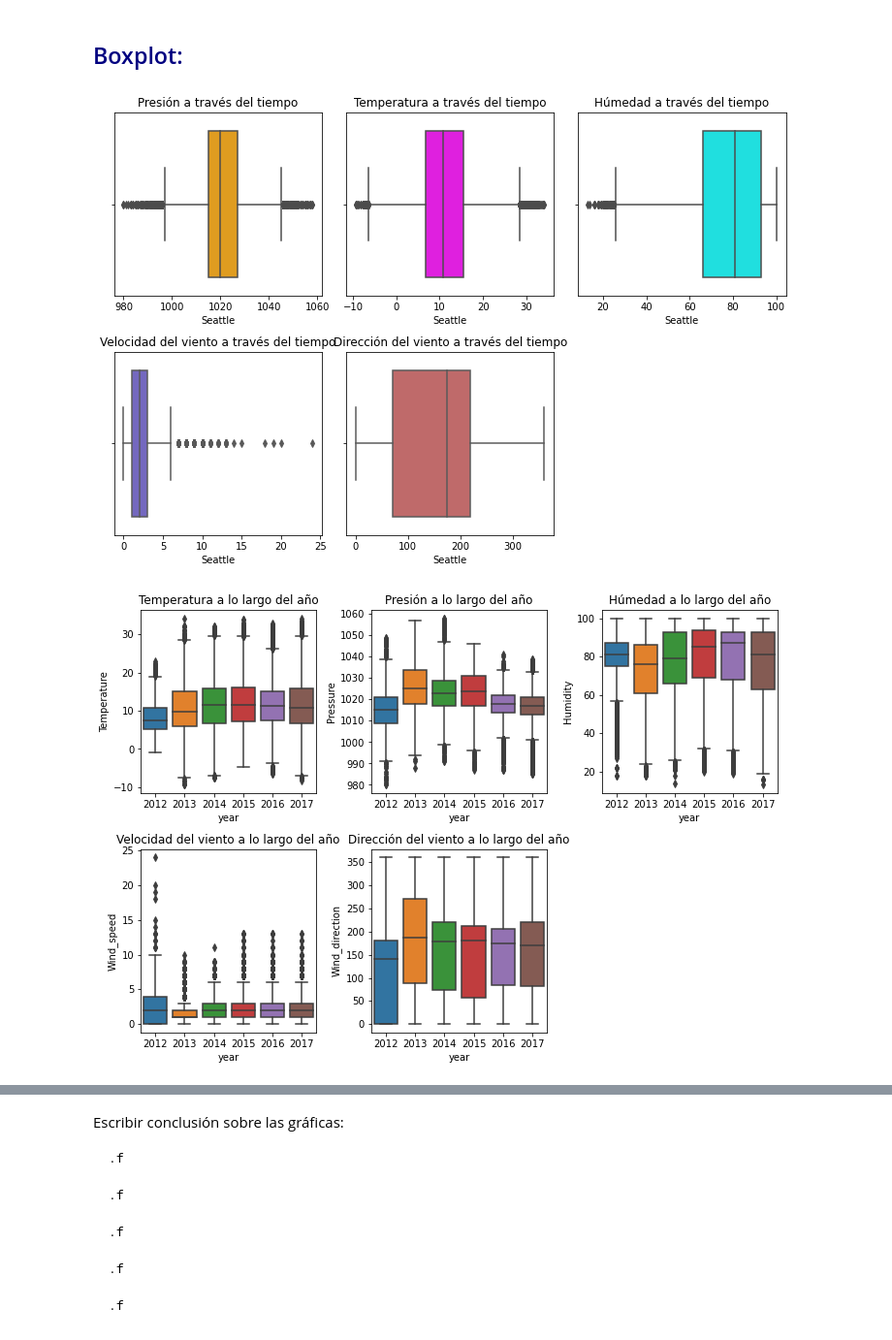
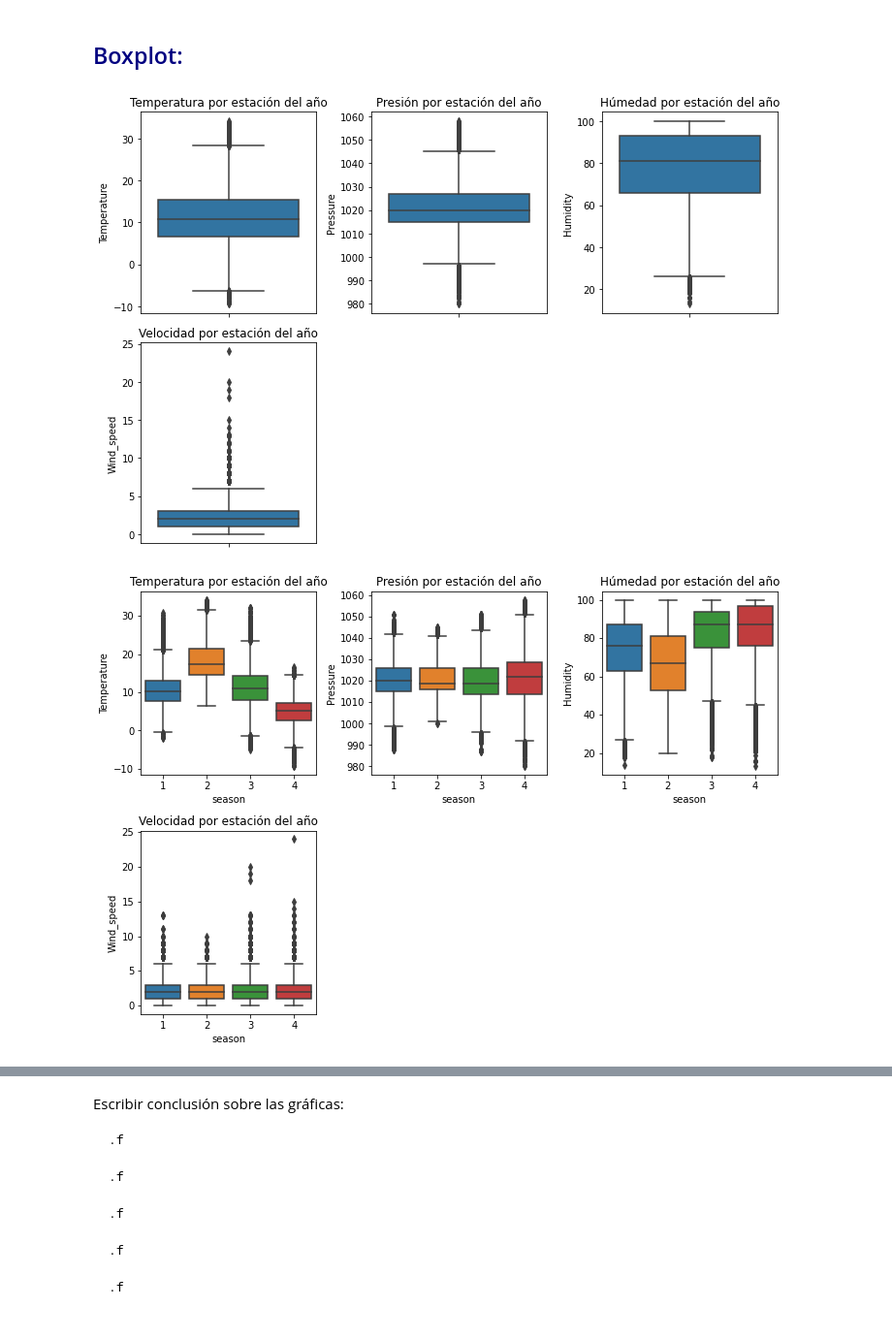
Before and after one commit to PintorOD1997/ProyectoConjunto_LandaverdeI_PintorD, a Jupyter notebook: ProyectoModulo1_OchoaD_MercadoI.ipynb, the cells around one changed output, grey strips where cells are left out. Shown at 97% size. Drawn from its saved outputs; the diff is of its cells as text; code cells hidden in the pictures.

```diff
--- a/ProyectoModulo1_OchoaD_MercadoI.ipynb
+++ b/ProyectoModulo1_OchoaD_MercadoI.ipynb
@@ -537,26 +578,22 @@ Para obtener resultados más precisos realizaremos nuestro análisis por estacio
 # %% [markdown]
 ## <font color='navy'> Boxplot:
 # %%
-#Gráficas con todos los datos:
+#Boxplot de todos los datos:
+#Boxplot por estación:
 plt.figure(figsize=(10,10))
 plt.subplot(3,3,1)
-sns.boxplot(presion,color="orange")
-plt.title('Presión a través del tiempo')
+sns.boxplot(y='Temperature',data=dataframe)
+plt.title('Temperatura por estación del año')
 plt.subplot(3,3,2)
-sns.boxplot(temper,color="magenta")
-plt.title('Temperatura a través del tiempo')
+sns.boxplot(y='Pressure',data=dataframe)
+plt.title('Presión por estación del año')
 plt.subplot(3,3,3)
-sns.boxplot(humedad,color="aqua")
-plt.title('Húmedad a través del tiempo')
+sns.boxplot(y='Humidity',data=dataframe)
+plt.title('Húmedad por estación del año')
 plt.subplot(3,3,4)
-sns.boxplot(wind_speed,color="slateblue")
-plt.title('Velocidad del viento a través del tiempo')
-plt.subplot(3,3,5)
-sns.boxplot(wind_dir,color="indianred")
-plt.title('Dirección del viento a través del tiempo')
+sns.boxplot(y='Wind_speed',data=dataframe)
+plt.title('Velocidad por estación del año')
 plt.tight_layout()
 plt.show()
-
-warnings.simplefilter(action='ignore', category=FutureWarning)
 # %% [output]
-[figure, old version]
+[figure, new version]
@@ -585,22 +600,19 @@ tabla2['time']=time.time
 # %%
-#Boxplot por año:
+#Boxplot por estación:
 plt.figure(figsize=(10,10))
 plt.subplot(3,3,1)
-sns.boxplot(x='year',y='Temperature',data=tabla2)
-plt.title('Temperatura a lo largo del año')
+sns.boxplot(x="season",y='Temperature',data=dataframe)
+plt.title('Temperatura por estación del año')
 plt.subplot(3,3,2)
-sns.boxplot(x='year',y='Pressure',data=tabla2)
-plt.title('Presión a lo largo del año')
+sns.boxplot(x='season',y='Pressure',data=dataframe)
+plt.title('Presión por estación del año')
 plt.subplot(3,3,3)
-sns.boxplot(x='year',y='Humidity',data=tabla2)
-plt.title('Húmedad a lo largo del año')
+sns.boxplot(x='season',y='Humidity',data=dataframe)
+plt.title('Húmedad por estación del año')
 plt.subplot(3,3,4)
-sns.boxplot(x='year',y='Wind_speed',data=tabla2)
-plt.title('Velocidad del viento a lo largo del año')
-plt.subplot(3,3,5)
-sns.boxplot(x='year',y='Wind_direction',data=tabla2)
-plt.title('Dirección del viento a lo largo del año')
+sns.boxplot(x='season',y='Wind_speed',data=dataframe)
+plt.title('Velocidad por estación del año')
 plt.tight_layout()
 plt.show()
 # %% [output]
-[figure, old version]
+[figure, new version]
```
Also changed, not shown: parts of 19 cells of this notebook.
